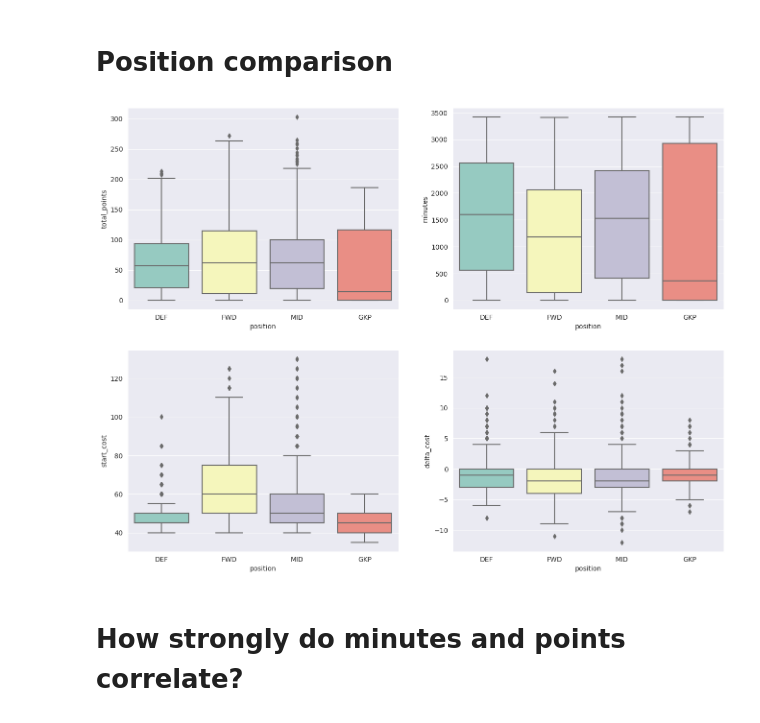
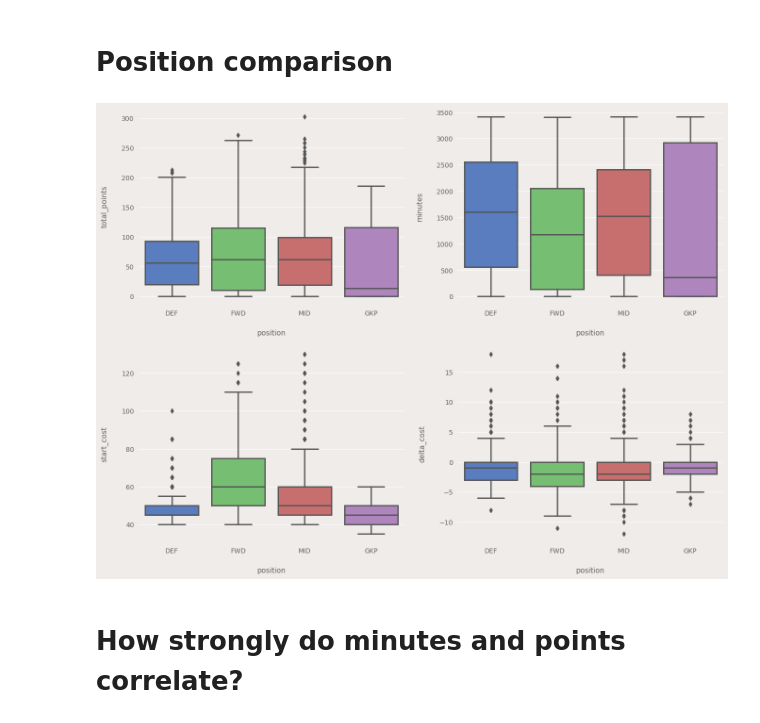
Before and after one commit to edwardhutchinson/fantasy-football-epl, a Jupyter notebook: notebooks/metric_research.ipynb, the cells around one changed output. Saved outputs shown, nothing was run; the diff lists cells and outputs as text; code cells hidden in the pictures.

```diff
--- a/notebooks/metric_research.ipynb
+++ b/notebooks/metric_research.ipynb
@@ -8,31 +8,9 @@ import warnings
 
 from pathlib import Path
 from typing import cast
-# %%
-from cycler import cycler
-colors = cycler(
-    "color",
-    ["#E3BA22", "#137B80", "#E6842A", "#EECC55", "#8E6C8A", "#FFBBBB"]
-)
-
-def get_color(i: int) -> str:
-    return colors._left[i]["color"]
-
-plt.style.use("classic")
-plt.rc("figure", facecolor="#E5E2E0")
-plt.rc(
-    "axes",
-    facecolor="#E5E2E0",
-    edgecolor="none",
-    axisbelow=True,
-    grid=True,
-    prop_cycle=colors,
-    titlecolor="#635F5D",
-)
-plt.rc("grid", color="#FFFFFF", linestyle="solid")
-plt.rc("xtick", direction="out", color="#8E8883")
-plt.rc("ytick", direction="out", color="#8E8883")
-plt.rc("lines", linewidth=1)
+# %%
+plt.style.use("seaborn-v0_8-muted")
+plt.style.use("./sunlight-foundation.mplstyle")
 # %%
 np.random.seed(1)
 # %% [markdown]
@@ -89,13 +68,11 @@ Index(['season_name', 'element_code', 'start_cost', 'end_cost', 'total_points',
 # %% [markdown]
 # Position comparison
 # %%
-
-with sns.axes_style('darkgrid'):
-    fig, axes = plt.subplots(2, 2, figsize=(16, 12))
-    for ax, col in zip(axes.flatten(), ("total_points", "minutes", "start_cost", "delta_cost")):
-        sns.boxplot(x="position", y=col, data=historic, ax=ax)
+fig, axes = plt.subplots(2, 2, figsize=(16, 12))
+for ax, col in zip(axes.flatten(), ("total_points", "minutes", "start_cost", "delta_cost")):
+    sns.boxplot(x="position", y=col, data=historic, ax=ax)
 # %% [output]
-[figure, old version]
+[figure, new version]
 # %% [markdown]
 # How strongly do minutes and points correlate?
 # %%
```
Also changed, not shown: parts of 4 cells of this notebook, 1 other file.
